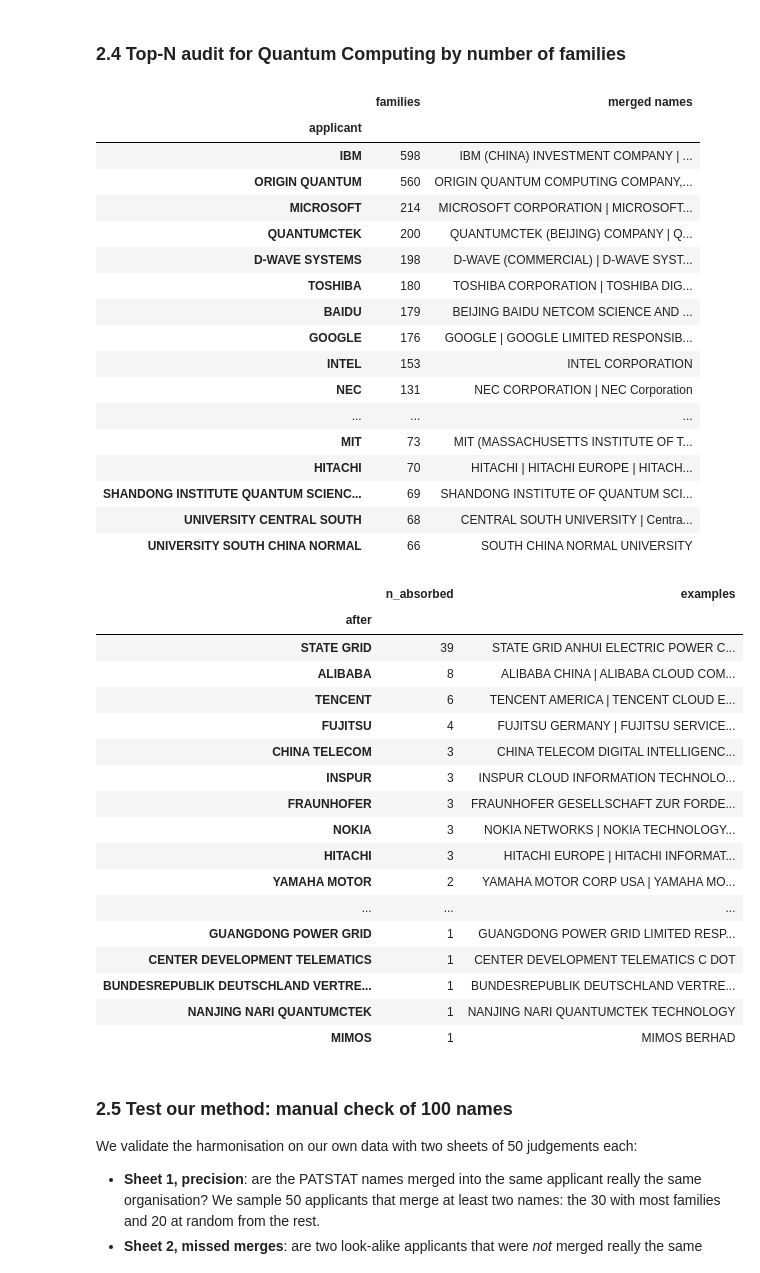
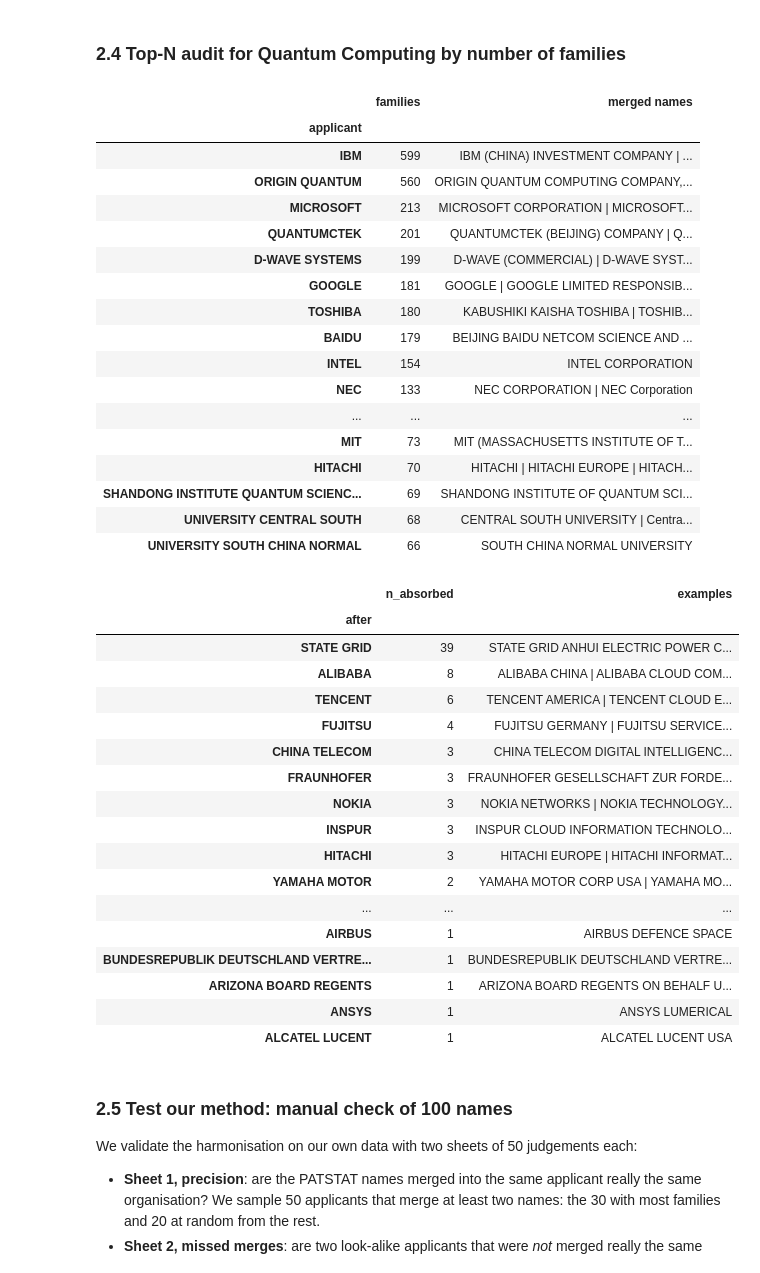
Before and after one commit to letiBri/team-30-QuantumComputing, a Jupyter notebook: notebooks/STEP2_competitive_landscape.ipynb, the cells around one changed output. Saved outputs shown, nothing was run; the diff lists cells and outputs as text; code cells hidden in the pictures.

```diff
--- a/notebooks/STEP2_competitive_landscape.ipynb
+++ b/notebooks/STEP2_competitive_landscape.ipynb
@@ -119,23 +109,24 @@ def keyword_condition(terms, exclusions=()):
 family_id = TLS201_APPLN.docdb_family_id.label("docdb_family_id")
 by_cpc = (db.query(family_id)
           .join(TLS224_APPLN_CPC, TLS201_APPLN.appln_id == TLS224_APPLN_CPC.appln_id)
-          .filter(symbol_prefix_condition(TLS224_APPLN_CPC.cpc_class_symbol, cfg.cpc_prefixes)))
+          .filter(symbol_prefix_condition(TLS224_APPLN_CPC.cpc_class_symbol, SECTOR_CPC_PREFIXES)))
 
-by_kw = (db.query(family_id)
-         .outerjoin(TLS202_APPLN_TITLE, TLS201_APPLN.appln_id == TLS202_APPLN_TITLE.appln_id)
-         .outerjoin(TLS203_APPLN_ABSTR, TLS201_APPLN.appln_id == TLS203_APPLN_ABSTR.appln_id)
-         .filter(keyword_condition(cfg.keywords)))
-
-sector_ids = by_cpc.union(by_kw)
+sector_ids = by_cpc
+if SECTOR_KEYWORDS:
+    by_kw = (db.query(family_id)
+             .outerjoin(TLS202_APPLN_TITLE, TLS201_APPLN.appln_id == TLS202_APPLN_TITLE.appln_id)
+             .outerjoin(TLS203_APPLN_ABSTR, TLS201_APPLN.appln_id == TLS203_APPLN_ABSTR.appln_id)
+             .filter(keyword_condition(SECTOR_KEYWORDS, SECTOR_KEYWORD_EXCLUSIONS)))
+    sector_ids = by_cpc.union(by_kw)
 
 # Prepare the subquery for families within year_min and year_max
 family_year = func.min(TLS201_APPLN.earliest_filing_year)
 families = (
     db.query(TLS201_APPLN.docdb_family_id.label("unit_id"), family_year.label("year"))
-    .filter(TLS201_APPLN.ipr_type == cfg.ipr_type,
+    .filter(TLS201_APPLN.ipr_type == IPR_TYPE,
             TLS201_APPLN.docdb_family_id.in_(sector_ids.subquery().select()))
     .group_by(TLS201_APPLN.docdb_family_id)
-    .having(family_year.between(cfg.year_min, cfg.year_max))
+    .having(family_year.between(YEAR_MIN, YEAR_MAX))
     .subquery()
 )
 
@@ -546,16 +537,16 @@ audit
 # %% [output]
 |  | families | merged names |
 | applicant |  |  |
-| IBM | 598 | IBM (CHINA) INVESTMENT COMPANY | ... |
+| IBM | 599 | IBM (CHINA) INVESTMENT COMPANY | ... |
 | ORIGIN QUANTUM | 560 | ORIGIN QUANTUM COMPUTING COMPANY,... |
-| MICROSOFT | 214 | MICROSOFT CORPORATION | MICROSOFT... |
-| QUANTUMCTEK | 200 | QUANTUMCTEK (BEIJING) COMPANY | Q... |
-| D-WAVE SYSTEMS | 198 | D-WAVE (COMMERCIAL) | D-WAVE SYST... |
-| TOSHIBA | 180 | TOSHIBA CORPORATION | TOSHIBA DIG... |
+| MICROSOFT | 213 | MICROSOFT CORPORATION | MICROSOFT... |
+| QUANTUMCTEK | 201 | QUANTUMCTEK (BEIJING) COMPANY | Q... |
+| D-WAVE SYSTEMS | 199 | D-WAVE (COMMERCIAL) | D-WAVE SYST... |
+| GOOGLE | 181 | GOOGLE | GOOGLE LIMITED RESPONSIB... |
+| TOSHIBA | 180 | KABUSHIKI KAISHA TOSHIBA | TOSHIB... |
 | BAIDU | 179 | BEIJING BAIDU NETCOM SCIENCE AND ... |
-| GOOGLE | 176 | GOOGLE | GOOGLE LIMITED RESPONSIB... |
-| INTEL | 153 | INTEL CORPORATION |
-| NEC | 131 | NEC CORPORATION | NEC Corporation |
+| INTEL | 154 | INTEL CORPORATION |
+| NEC | 133 | NEC CORPORATION | NEC Corporation |
 | ... | ... | ... |
 | MIT | 73 | MIT (MASSACHUSETTS INSTITUTE OF T... |
 | HITACHI | 70 | HITACHI | HITACHI EUROPE | HITACH... |
@@ -565,29 +556,29 @@ audit
 # %%
 before = pd.Series(build_name_map(raw_sector, link=False))
 after = pd.Series(name_map)
 linked = (pd.DataFrame({"before": before, "after": after}).query("before != after")
           .groupby("after")["before"]
           .agg(n_absorbed="nunique", examples=lambda x: " | ".join(sorted(set(x))[:6])))
-linked.sort_values("n_absorbed", ascending=False).head(40)
+linked.sort_values("n_absorbed", ascending=False).head(20)
 # %% [output]
 |  | n_absorbed | examples |
 | after |  |  |
 | STATE GRID | 39 | STATE GRID ANHUI ELECTRIC POWER C... |
 | ALIBABA | 8 | ALIBABA CHINA | ALIBABA CLOUD COM... |
 | TENCENT | 6 | TENCENT AMERICA | TENCENT CLOUD E... |
 | FUJITSU | 4 | FUJITSU GERMANY | FUJITSU SERVICE... |
 | CHINA TELECOM | 3 | CHINA TELECOM DIGITAL INTELLIGENC... |
-| INSPUR | 3 | INSPUR CLOUD INFORMATION TECHNOLO... |
 | FRAUNHOFER | 3 | FRAUNHOFER GESELLSCHAFT ZUR FORDE... |
 | NOKIA | 3 | NOKIA NETWORKS | NOKIA TECHNOLOGY... |
+| INSPUR | 3 | INSPUR CLOUD INFORMATION TECHNOLO... |
 | HITACHI | 3 | HITACHI EUROPE | HITACHI INFORMAT... |
 | YAMAHA MOTOR | 2 | YAMAHA MOTOR CORP USA | YAMAHA MO... |
 | ... | ... | ... |
-| GUANGDONG POWER GRID | 1 | GUANGDONG POWER GRID LIMITED RESP... |
-| CENTER DEVELOPMENT TELEMATICS | 1 | CENTER DEVELOPMENT TELEMATICS C DOT |
+| AIRBUS | 1 | AIRBUS DEFENCE SPACE |
 | BUNDESREPUBLIK DEUTSCHLAND VERTRE... | 1 | BUNDESREPUBLIK DEUTSCHLAND VERTRE... |
-| NANJING NARI QUANTUMCTEK | 1 | NANJING NARI QUANTUMCTEK TECHNOLOGY |
-| MIMOS | 1 | MIMOS BERHAD |
+| ARIZONA BOARD REGENTS | 1 | ARIZONA BOARD REGENTS ON BEHALF U... |
+| ANSYS | 1 | ANSYS LUMERICAL |
+| ALCATEL LUCENT | 1 | ALCATEL LUCENT USA |
 # %% [markdown]
 ### 2.5 Test our method: manual check of 100 names
 
```
Also changed, not shown: parts of 25 cells of this notebook, 3 other files.
